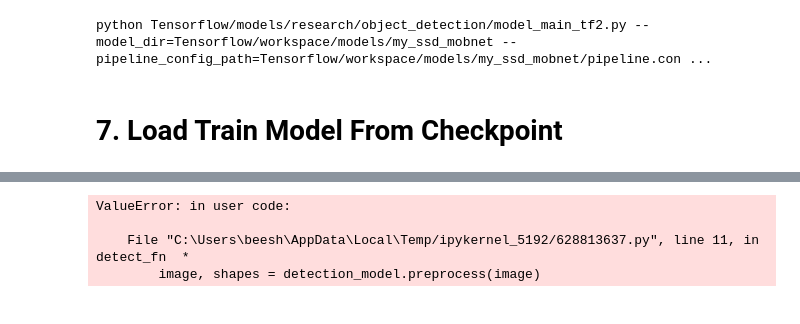
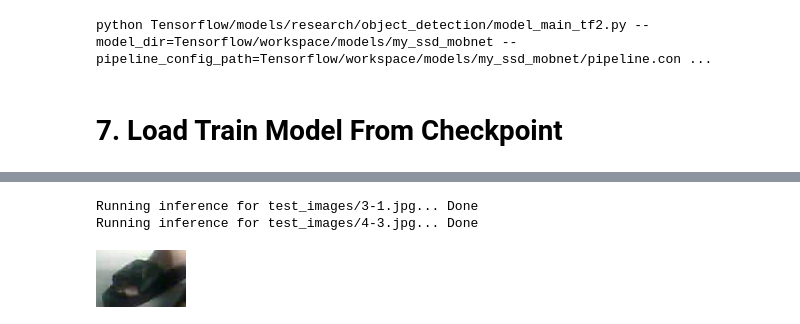
Before and after one commit to itsmejx/dsa3101-2210-03-priv, a Jupyter notebook: backend/shoe_detection_model/model_training.ipynb, the cells around one changed output, grey strips where cells are left out. Cells and saved outputs as stored; diff of their text form; code cells hidden in the pictures.

Commit message:
file contains steps to train the shoe detection model

```diff
--- a/backend/shoe_detection_model/model_training.ipynb
+++ b/backend/shoe_detection_model/model_training.ipynb
@@ -197,7 +385,0 @@ while True:
-# %%
-detections = detect_fn(input_tensor)
-# %% [output]
-ValueError: in user code:
-
-    File "C:\Users\beesh\AppData\Local\Temp/ipykernel_5192/628813637.py", line 11, in detect_fn  *
-        image, shapes = detection_model.preprocess(image)
@@ -206,0 +386,55 @@ import numpy as np
+# %%
+import matplotlib
+matplotlib.use('TkAgg')
+import matplotlib.pyplot as plt
+
+path2images = ['test_images/3-1.jpg', 'test_images/4-3.jpg']
+inference_with_plot(path2images, box_th=0.4)
+# %% [output]
+Running inference for test_images/3-1.jpg... Done
+Running inference for test_images/4-3.jpg... Done
+# %%
+def inference_with_box(path2images, box_th=0.4):
+    res = []
+    for image_path in path2images:
+        image_np = load_image_into_numpy_array(image_path)
+        input_tensor = tf.convert_to_tensor(np.expand_dims(image_np, 0), dtype=tf.float32)
+        detections = detect_fn(input_tensor)
+
+        # All outputs are batches tensors.
+        # Convert to numpy arrays, and take index [0] to remove the batch dimension.
+        # We're only interested in the first num_detections.
+        num_detections = int(detections.pop('num_detections'))
+        detections = {key: value[0, :num_detections].numpy()
+                      for key, value in detections.items()}
+
+        detections['num_detections'] = num_detections
+
+        # detection_classes should be ints.
+        detections['detection_classes'] = detections['detection_classes'].astype(np.int64)
+
+        boxes = []
+        for i in range(len(detections['detection_boxes'])):
+            if detections['detection_scores'][i] > box_th:
+                boxes.append(detections['detection_boxes'][i])
+        res.append(boxes)
+    return res
+# %%
+path2images = ['test_images/1-1.jpg']
+tmp = inference_with_box(path2images, box_th=0.4)
+image_np = load_image_into_numpy_array('test_images/1-1.jpg')
+
+a, b, c, d = tmp[0][1]
+xmin = int(np.round(b * 320))
+xmax = int(np.round(d * 320))
+ymin = int(np.round(a * 240))
+ymax = int(np.round(c * 240))
+xmin, ymin, xmax, ymax   # xmin,ymin is the top left corner; xmax,ymax is the bottom right corner
+
+import numpy as np
+from tensorflow.keras.preprocessing.image import array_to_img
+test=array_to_img(image_np[ymin:ymax+1, xmin:xmax+1])
+
+test
+# %% [output]
+[figure, added]
```
Also changed, not shown: parts of 12 cells of this notebook.
